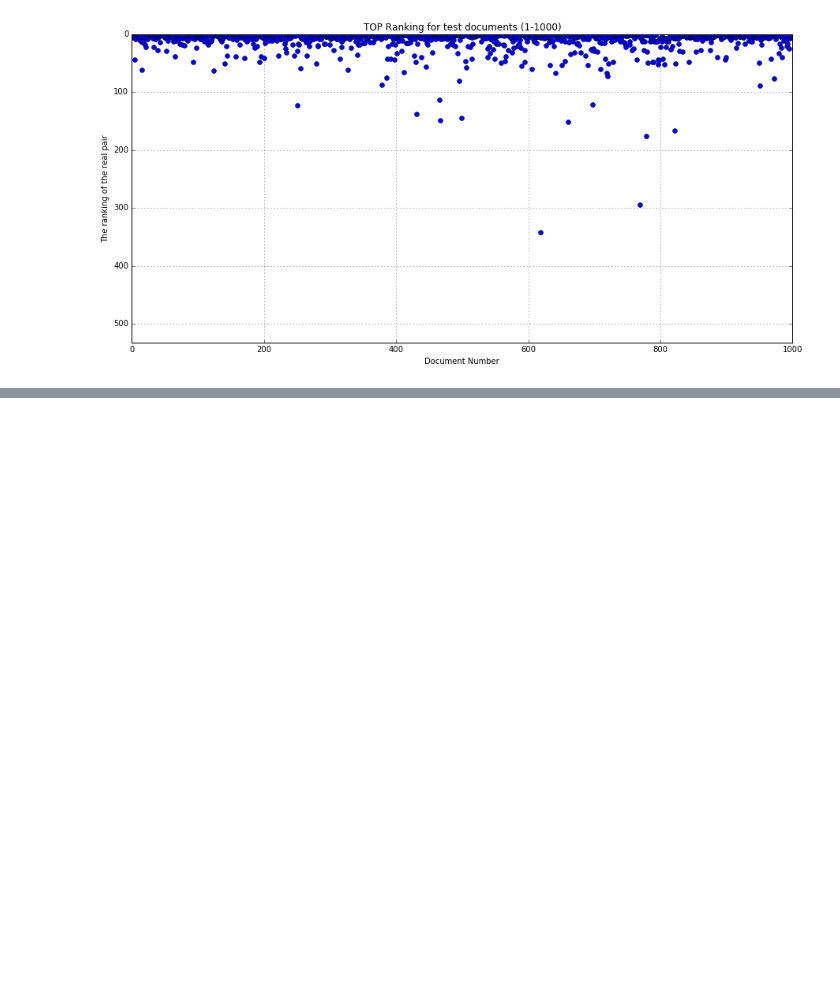
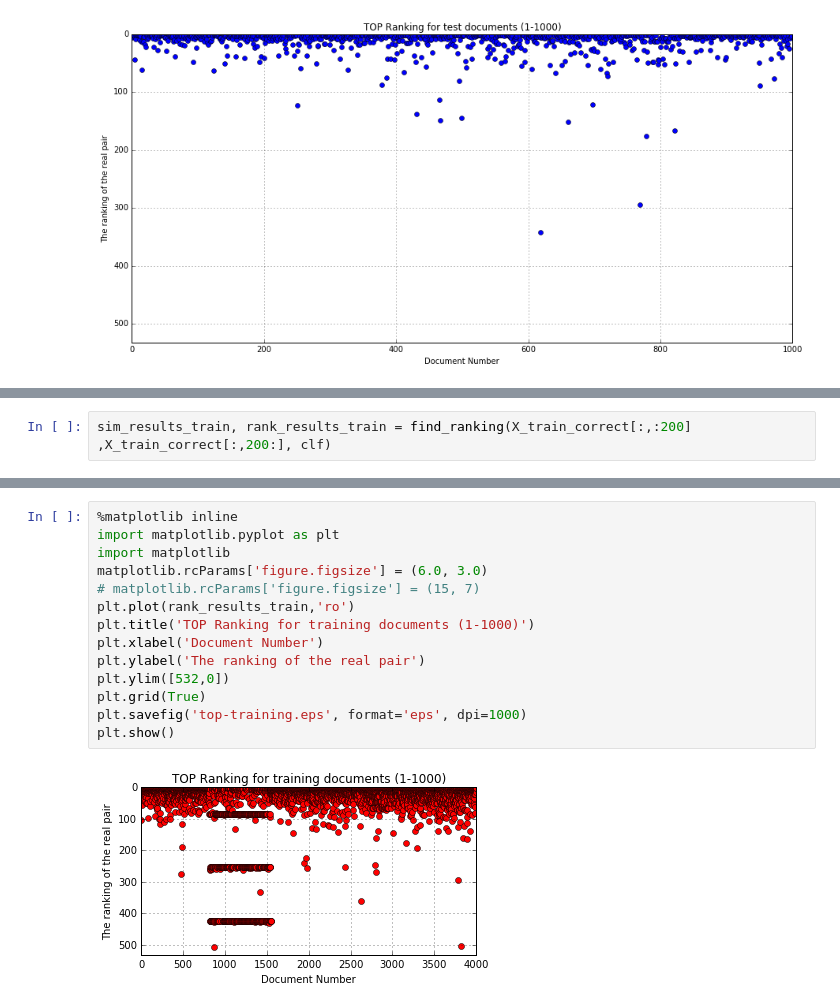
Before and after one commit to liuenda/LiuSTM, a Jupyter notebook: 2017-5-11 BOW-baseline-1.ipynb, the cells around one changed output, grey strips where cells are left out. Saved outputs shown, nothing was run; the diff lists cells and outputs as text; blank space fills up the shorter version.

```diff
--- a/2017-5-11 BOW-baseline-1.ipynb
+++ b/2017-5-11 BOW-baseline-1.ipynb
@@ -67,0 +103,2 @@ plt.show()
+# %%
+sim_results_train, rank_results_train = find_ranking(X_train_correct[:,:200] ,X_train_correct[:,200:], clf)
@@ -67,0 +123,16 @@ plt.show()
+# %%
+%matplotlib inline
+import matplotlib.pyplot as plt
+import matplotlib
+matplotlib.rcParams['figure.figsize'] = (6.0, 3.0)
+# matplotlib.rcParams['figure.figsize'] = (15, 7)
+plt.plot(rank_results_train,'ro')
+plt.title('TOP Ranking for training documents (1-1000)')
+plt.xlabel('Document Number')
+plt.ylabel('The ranking of the real pair')
+plt.ylim([532,0])
+plt.grid(True)
+plt.savefig('top-training.eps', format='eps', dpi=1000)
+plt.show()
+# %% [output]
+[figure, added]
```
Also changed, not shown: parts of 9 cells of this notebook, 46 other files.
